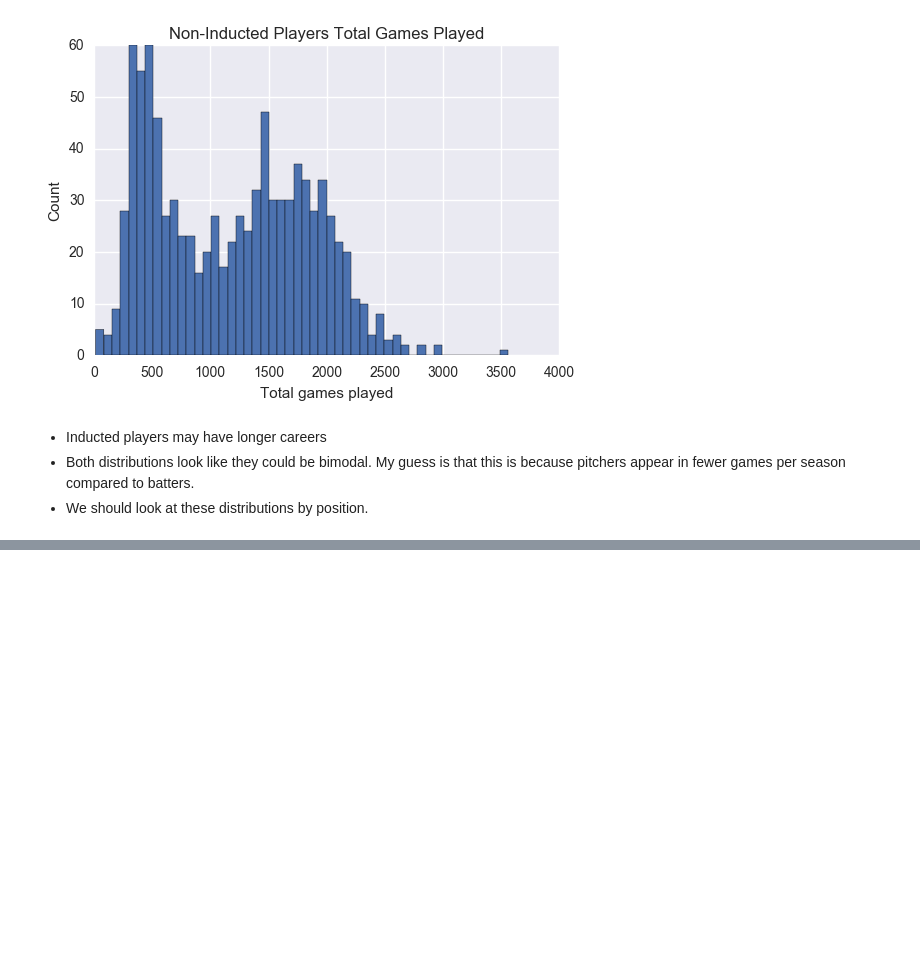
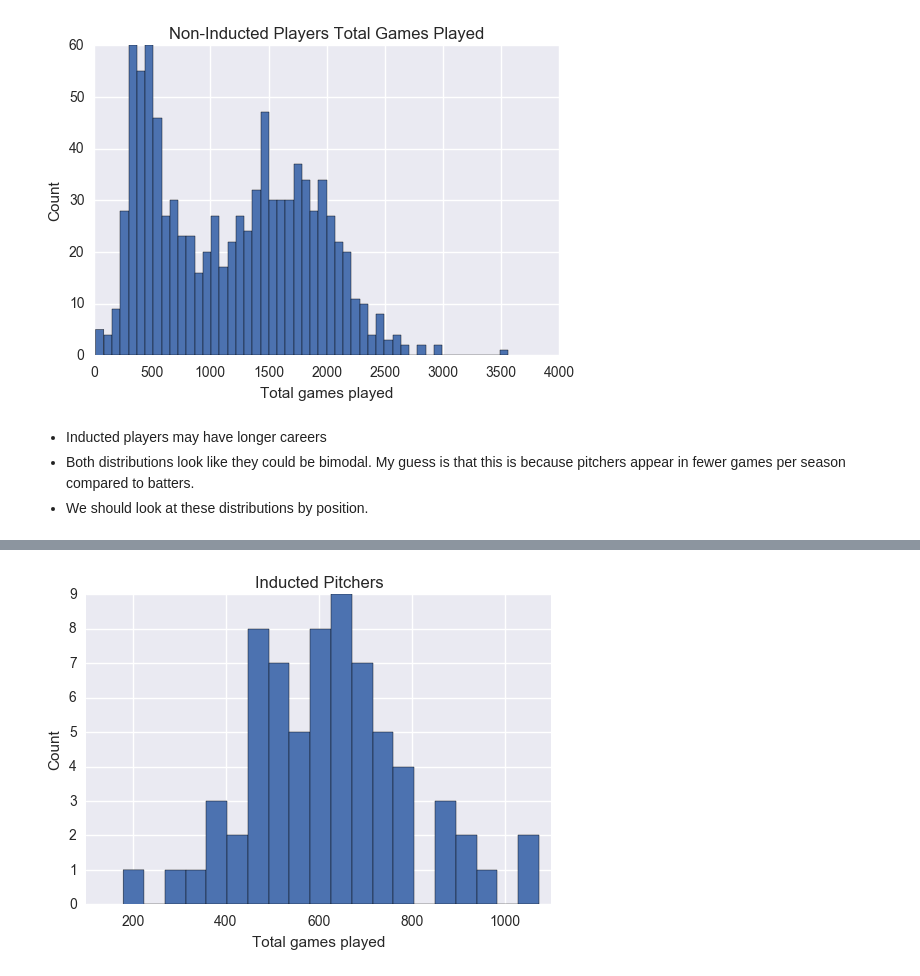
Before and after one commit to hueykwik/baseballhof, a Jupyter notebook: Baseball Exploration.ipynb, the cells around one changed output, grey strips where cells are left out. Cells and saved outputs as stored; diff of their text form; code cells hidden in the pictures; blank space fills up the shorter version.

Commit message:
Add visualization of games played, broken down by pitcher, non-pitcher, inducted, and inducted.

```diff
--- a/Baseball Exploration.ipynb
+++ b/Baseball Exploration.ipynb
@@ -261,8 +261,8 @@ non_inducted_players.head()
 | 3 | adamssp01 | 1960 | BBWAA | 269.0 | 202.0 | 1.0 | N | Player | NaN | Adams | ... |
 | 4 | ageeto01 | 1979 | BBWAA | 432.0 | 324.0 | 0.0 | N | Player | NaN | Agee | ... |
 # %%
-def plot_total_games(df, title):
-    ax = df['G_all'].hist(bins=50)
+def plot_total_games(df, title, bins=50):
+    ax = df['G_all'].hist(bins=bins)
     ax.set_xlabel("Total games played")
     ax.set_ylabel("Count")
     ax.set_title(title)
@@ -300,0 +336,5 @@ non_inducted_players.insert(1, 'Position', most_played_position(non_inducted_pla
+# %%
+inducted_pitchers = inducted_players[inducted_players.Position == 'P']
+plot_total_games(inducted_pitchers, "Inducted Pitchers", bins=20)
+# %% [output]
+[figure, added]
```
Also changed, not shown: parts of 11 cells of this notebook.
